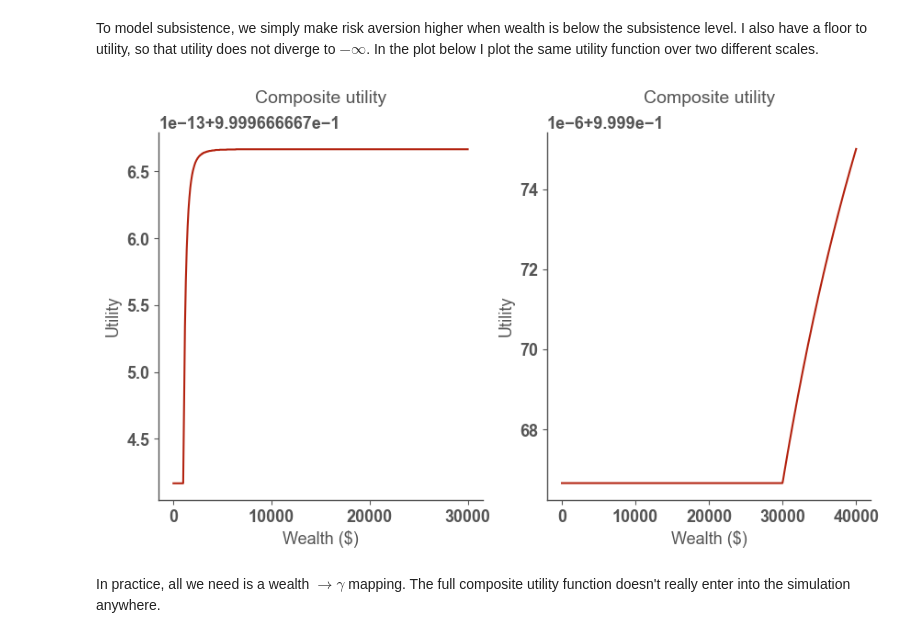
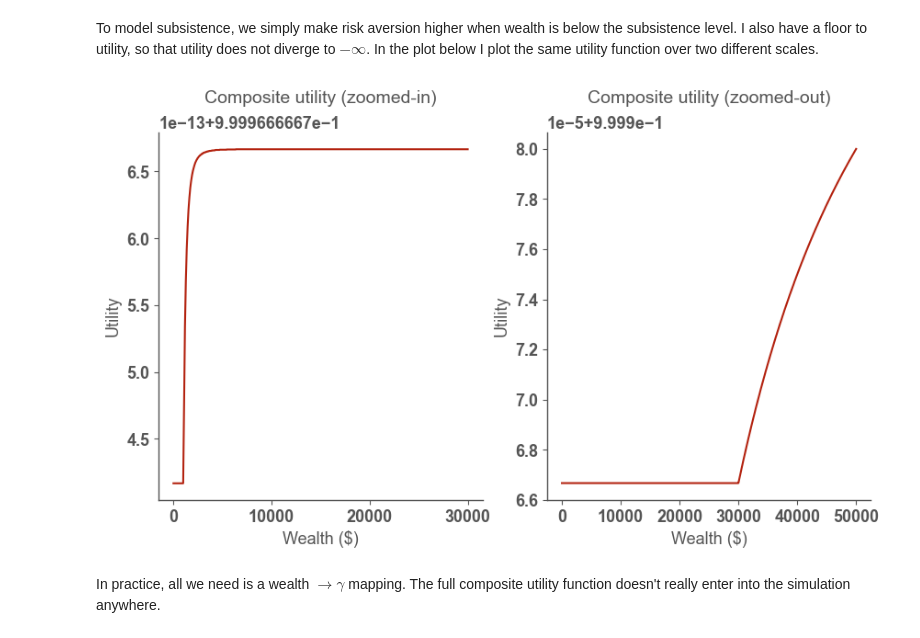
Before and after one commit to jaryaman/financial-decisions, a Jupyter notebook: notebooks/6-monte-carlo.ipynb, the cells around one changed output. Cells and saved outputs as stored; diff of their text form; code cells hidden in the pictures.

```diff
--- a/notebooks/6-monte-carlo.ipynb
+++ b/notebooks/6-monte-carlo.ipynb
@@ -62,24 +62,24 @@ To model subsistence, we simply make risk aversion higher when wealth is below t
 # %%
 fig, axs = plt.subplots(ncols=2, figsize=(2*5., 5.))
 axs = axs.ravel()
 
 ax = axs[0]
 w = np.linspace(0, 30e3, 1000)
 u = np.array([composite_crra_utility(wi, pref=preferences) for wi in w])
 ax.plot(w, u)
-ax.set_title("Composite utility")
+ax.set_title("Composite utility (zoomed-in)")
 ax.set_xlabel("Wealth ($)")
 ax.set_ylabel("Utility")
 
 ax = axs[1]
-w = np.linspace(0, 40e3, 1000)
+w = np.linspace(0, 50e3, 1000)
 u = np.array([composite_crra_utility(wi, pref=preferences) for wi in w])
 ax.plot(w, u)
-ax.set_title("Composite utility")
+ax.set_title("Composite utility (zoomed-out)")
 ax.set_xlabel("Wealth ($)")
 ax.set_ylabel("Utility");
 # %% [output]
-[figure, old version]
+[figure, new version]
 # %% [markdown]
 In practice, all we need is a wealth $\rightarrow \gamma$ mapping. The full composite utility function doesn't really enter into the simulation anywhere.
 # %% [markdown]
```
Also changed, not shown: parts of 10 cells of this notebook.
